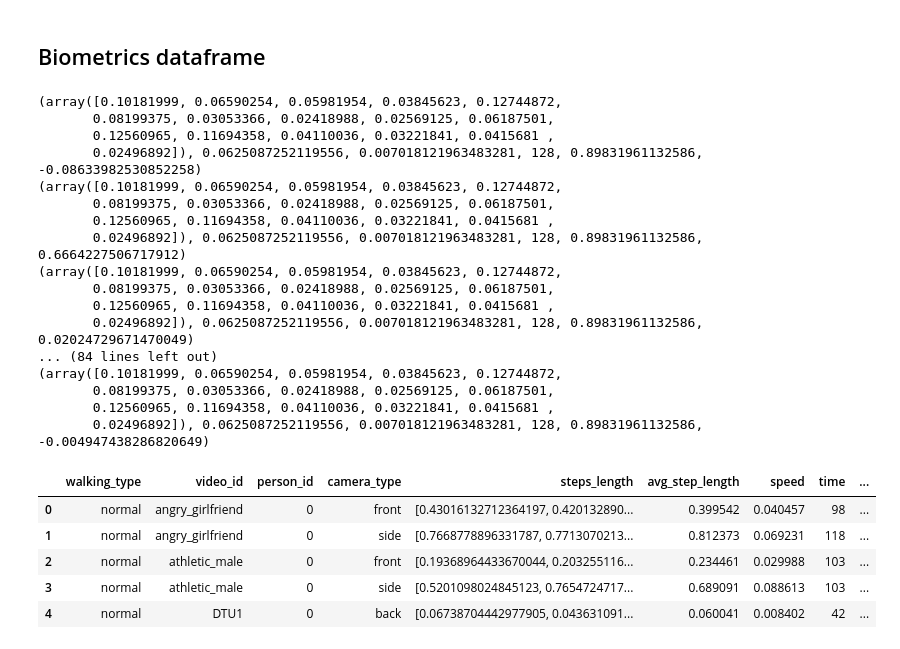
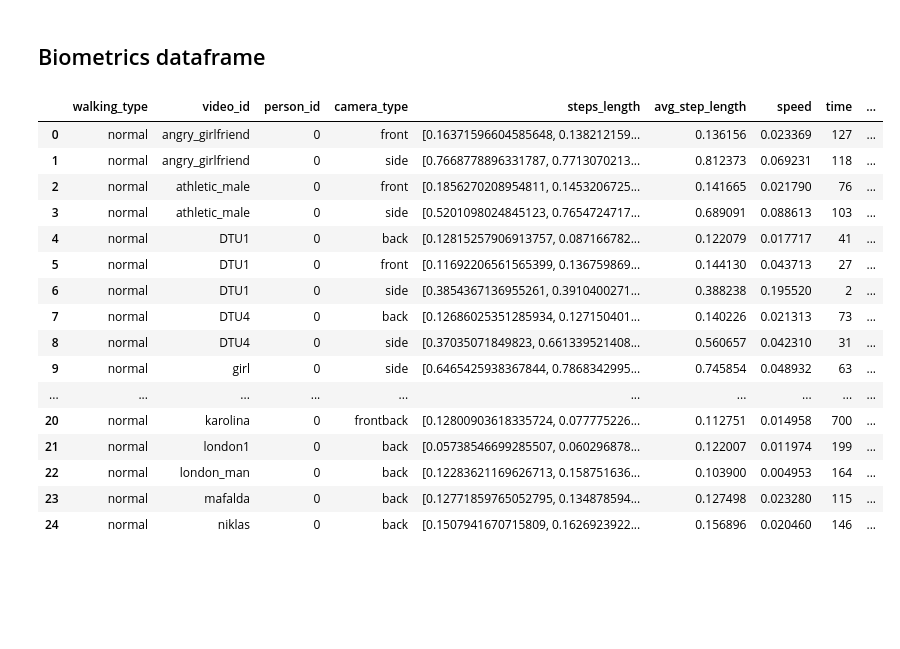
Before and after one commit to hrapek/Biomechanics, a Jupyter notebook: biometrics.ipynb, the cells around one changed output. Drawn from its saved outputs; the diff is of its cells as text; code cells hidden in the pictures; blank space fills up the shorter version.

```diff
--- a/biometrics.ipynb
+++ b/biometrics.ipynb
@@ -134,30 +134,24 @@ Assymetry: 0.033056958308696704
 ## Biometrics dataframe
 # %%
 df = process_biometrics_df(folder='pickles')
-df.head()
+df.head(30)
 # %% [output]
-(array([0.10181999, 0.06590254, 0.05981954, 0.03845623, 0.12744872,
-       0.08199375, 0.03053366, 0.02418988, 0.02569125, 0.06187501,
-       0.12560965, 0.11694358, 0.04110036, 0.03221841, 0.0415681 ,
-       0.02496892]), 0.0625087252119556, 0.007018121963483281, 128, 0.89831961132586, -0.08633982530852258)
-(array([0.10181999, 0.06590254, 0.05981954, 0.03845623, 0.12744872,
-       0.08199375, 0.03053366, 0.02418988, 0.02569125, 0.06187501,
-       0.12560965, 0.11694358, 0.04110036, 0.03221841, 0.0415681 ,
-       0.02496892]), 0.0625087252119556, 0.007018121963483281, 128, 0.89831961132586, 0.6664227506717912)
-(array([0.10181999, 0.06590254, 0.05981954, 0.03845623, 0.12744872,
-       0.08199375, 0.03053366, 0.02418988, 0.02569125, 0.06187501,
-       0.12560965, 0.11694358, 0.04110036, 0.03221841, 0.0415681 ,
-       0.02496892]), 0.0625087252119556, 0.007018121963483281, 128, 0.89831961132586, 0.02024729671470049)
-... (84 lines left out)
-(array([0.10181999, 0.06590254, 0.05981954, 0.03845623, 0.12744872,
-       0.08199375, 0.03053366, 0.02418988, 0.02569125, 0.06187501,
-       0.12560965, 0.11694358, 0.04110036, 0.03221841, 0.0415681 ,
-       0.02496892]), 0.0625087252119556, 0.007018121963483281, 128, 0.89831961132586, -0.004947438286820649)
 |  | walking_type | video_id | person_id | camera_type | steps_length | avg_step_length | speed | time | ... |
-| 0 | normal | angry_girlfriend | 0 | front | [0.43016132712364197, 0.420132890... | 0.399542 | 0.040457 | 98 | ... |
+| 0 | normal | angry_girlfriend | 0 | front | [0.16371596604585648, 0.138212159... | 0.136156 | 0.023369 | 127 | ... |
 | 1 | normal | angry_girlfriend | 0 | side | [0.7668778896331787, 0.7713070213... | 0.812373 | 0.069231 | 118 | ... |
-| 2 | normal | athletic_male | 0 | front | [0.19368964433670044, 0.203255116... | 0.234461 | 0.029988 | 103 | ... |
+| 2 | normal | athletic_male | 0 | front | [0.1856270208954811, 0.1453206725... | 0.141665 | 0.021790 | 76 | ... |
 | 3 | normal | athletic_male | 0 | side | [0.5201098024845123, 0.7654724717... | 0.689091 | 0.088613 | 103 | ... |
-| 4 | normal | DTU1 | 0 | back | [0.06738704442977905, 0.043631091... | 0.060041 | 0.008402 | 42 | ... |
+| 4 | normal | DTU1 | 0 | back | [0.12815257906913757, 0.087166782... | 0.122079 | 0.017717 | 41 | ... |
+| 5 | normal | DTU1 | 0 | front | [0.11692206561565399, 0.136759869... | 0.144130 | 0.043713 | 27 | ... |
+| 6 | normal | DTU1 | 0 | side | [0.3854367136955261, 0.3910400271... | 0.388238 | 0.195520 | 2 | ... |
+| 7 | normal | DTU4 | 0 | back | [0.12686025351285934, 0.127150401... | 0.140226 | 0.021313 | 73 | ... |
+| 8 | normal | DTU4 | 0 | side | [0.37035071849823, 0.661339521408... | 0.560657 | 0.042310 | 31 | ... |
+| 9 | normal | girl | 0 | side | [0.6465425938367844, 0.7868342995... | 0.745854 | 0.048932 | 63 | ... |
+| ... | ... | ... | ... | ... | ... | ... | ... | ... | ... |
+| 20 | normal | karolina | 0 | frontback | [0.12800903618335724, 0.077775226... | 0.112751 | 0.014958 | 700 | ... |
+| 21 | normal | london1 | 0 | back | [0.05738546699285507, 0.060296878... | 0.122007 | 0.011974 | 199 | ... |
+| 22 | normal | london_man | 0 | back | [0.12283621169626713, 0.158751636... | 0.103900 | 0.004953 | 164 | ... |
+| 23 | normal | mafalda | 0 | back | [0.12771859765052795, 0.134878594... | 0.127498 | 0.023280 | 115 | ... |
+| 24 | normal | niklas | 0 | back | [0.1507941670715809, 0.1626923922... | 0.156896 | 0.020460 | 146 | ... |
 # %%
 df.to_csv("biometrics_data.csv", sep=";", index=False)
```
Also changed, not shown: parts of 1 cell of this notebook, 2 other files.
